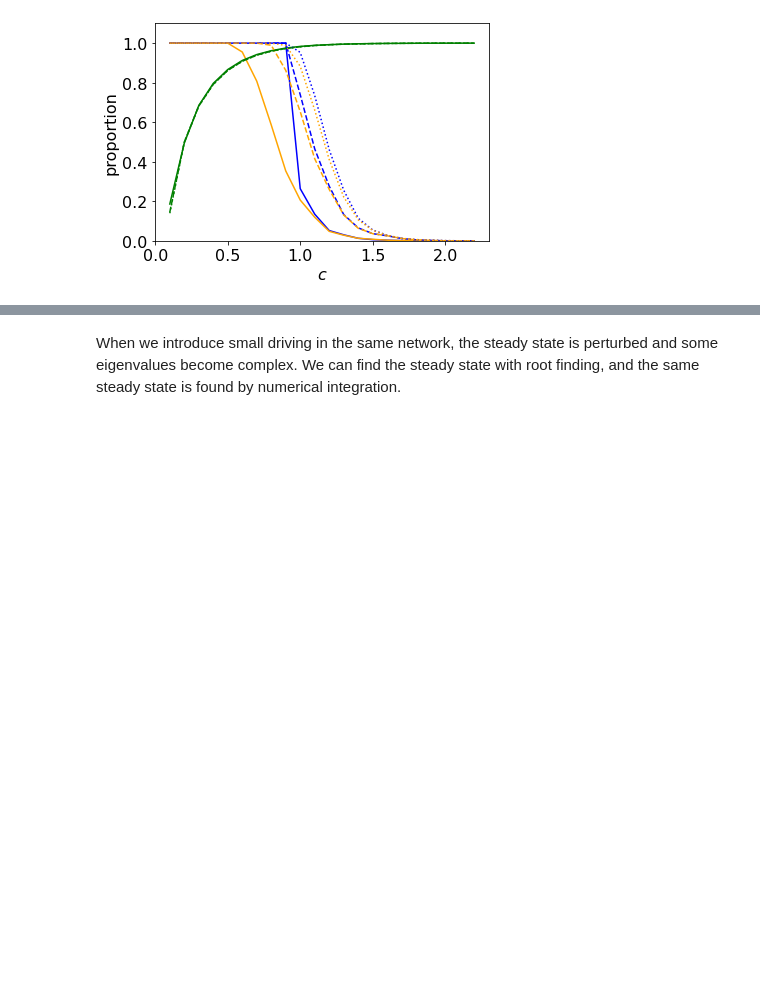
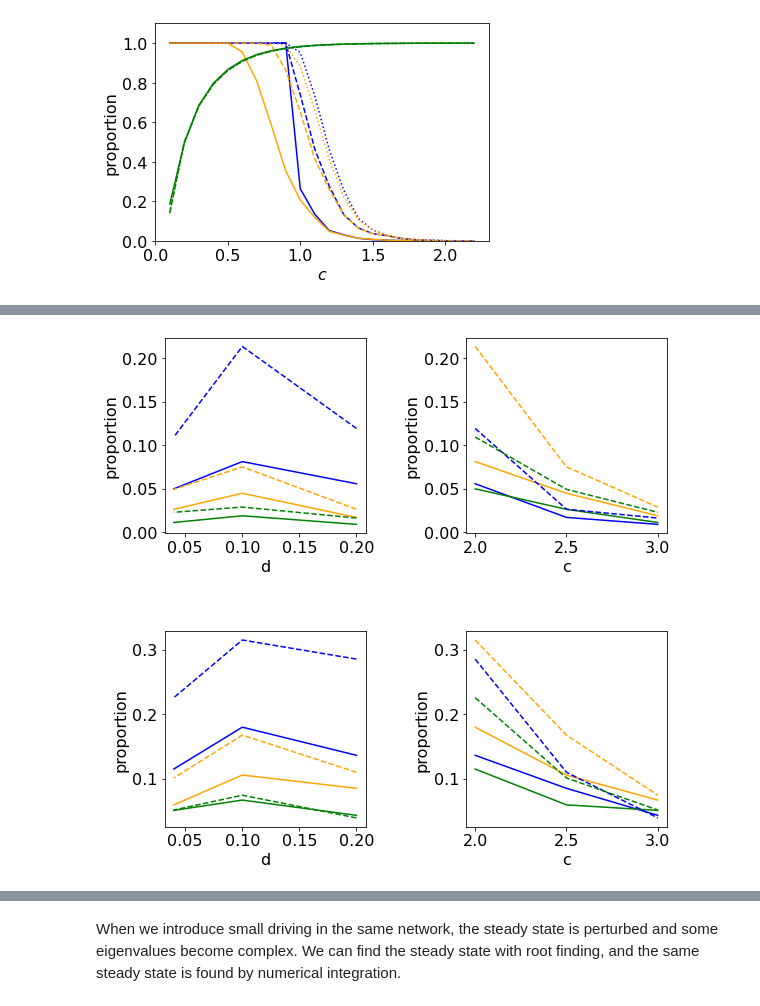
Before and after one commit to znicolaou/rmtchem, a Jupyter notebook: rmtchem.ipynb, the cells around one changed output, grey strips where cells are left out. Saved outputs shown, nothing was run; the diff lists cells and outputs as text; code cells hidden in the pictures; blank space fills up the shorter version.

```diff
--- a/rmtchem.ipynb
+++ b/rmtchem.ipynb
@@ -84 +104,64 @@ plt.show()
+# %%
+ns=[50,100]
+ls=["-","--",":"]
+cols=["blue","orange","green"]
+
+plt.subplots(2,2,figsize=(9,9))
+plt.subplot(2,2,1)
+for nind in range(len(ns)):
+    n=ns[nind]
+    vals=np.loadtxt('data/'+str(n)+'_counts.txt')
+    cs=np.unique(vals[:,1])
+    for cind in range(len(cs)):
+        c=cs[cind]
+        inds=np.where(vals[:,1]==c)[0]
+        order=np.argsort(vals[inds,2])
+        plt.plot(1/vals[inds,2][order],vals[inds,7][order]/vals[inds,6][order],color=cols[cind],linestyle=ls[nind])
+plt.ylabel('proportion')
+plt.xlabel('d')
+
+plt.subplot(2,2,2)
+for nind in range(len(ns)):
+    n=ns[nind]
+    vals=np.loadtxt('data/'+str(n)+'_counts.txt')
+    ds=np.unique(vals[:,2])
+    for cind in range(len(ds)):
+        d=ds[cind]
+        inds=np.where(vals[:,2]==d)[0]
+        order=np.argsort(vals[inds,1])
+        plt.plot(vals[inds,1][order],vals[inds,7][order]/vals[inds,6][order],color=cols[cind],linestyle=ls[nind])
+plt.ylabel('proportion')
+plt.xlabel('c')
+
+plt.subplot(2,2,3)
+for nind in range(len(ns)):
+    n=ns[nind]
+    vals=np.loadtxt('data/'+str(n)+'_counts.txt')
+    cs=np.unique(vals[:,1])
+    for cind in range(len(cs)):
+        c=cs[cind]
+        inds=np.where(vals[:,1]==c)[0]
+        order=np.argsort(vals[inds,2])
+        plt.plot(1/vals[inds,2][order],vals[inds,8][order]/vals[inds,6][order],color=cols[cind],linestyle=ls[nind])
+plt.ylabel('proportion')
+plt.xlabel('d')
+
+plt.subplot(2,2,4)
+for nind in range(len(ns)):
+    n=ns[nind]
+    vals=np.loadtxt('data/'+str(n)+'_counts.txt')
+    ds=np.unique(vals[:,2])
+    for cind in range(len(ds)):
+        d=ds[cind]
+        inds=np.where(vals[:,2]==d)[0]
+        order=np.argsort(vals[inds,1])
+        plt.plot(vals[inds,1][order],vals[inds,8][order]/vals[inds,6][order],color=cols[cind],linestyle=ls[nind])
+plt.ylabel('proportion')
+plt.xlabel('c')
+
+plt.subplots_adjust(wspace=0.5,hspace=0.5)
+plt.savefig('plots/fig1.pdf')
+plt.show()
+# %% [output]
+[figure, added]
 # %%
```
Also changed, not shown: parts of 5 cells of this notebook, 2 other files.
